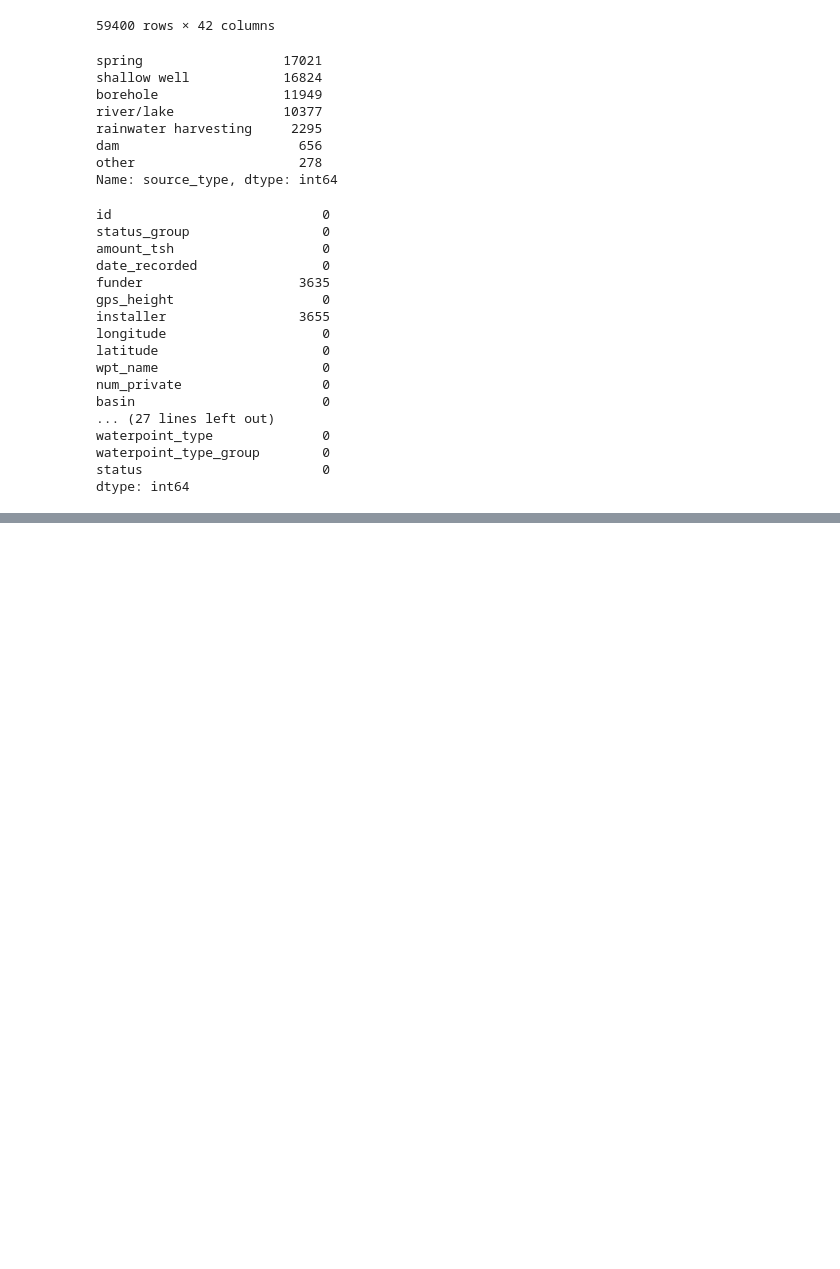
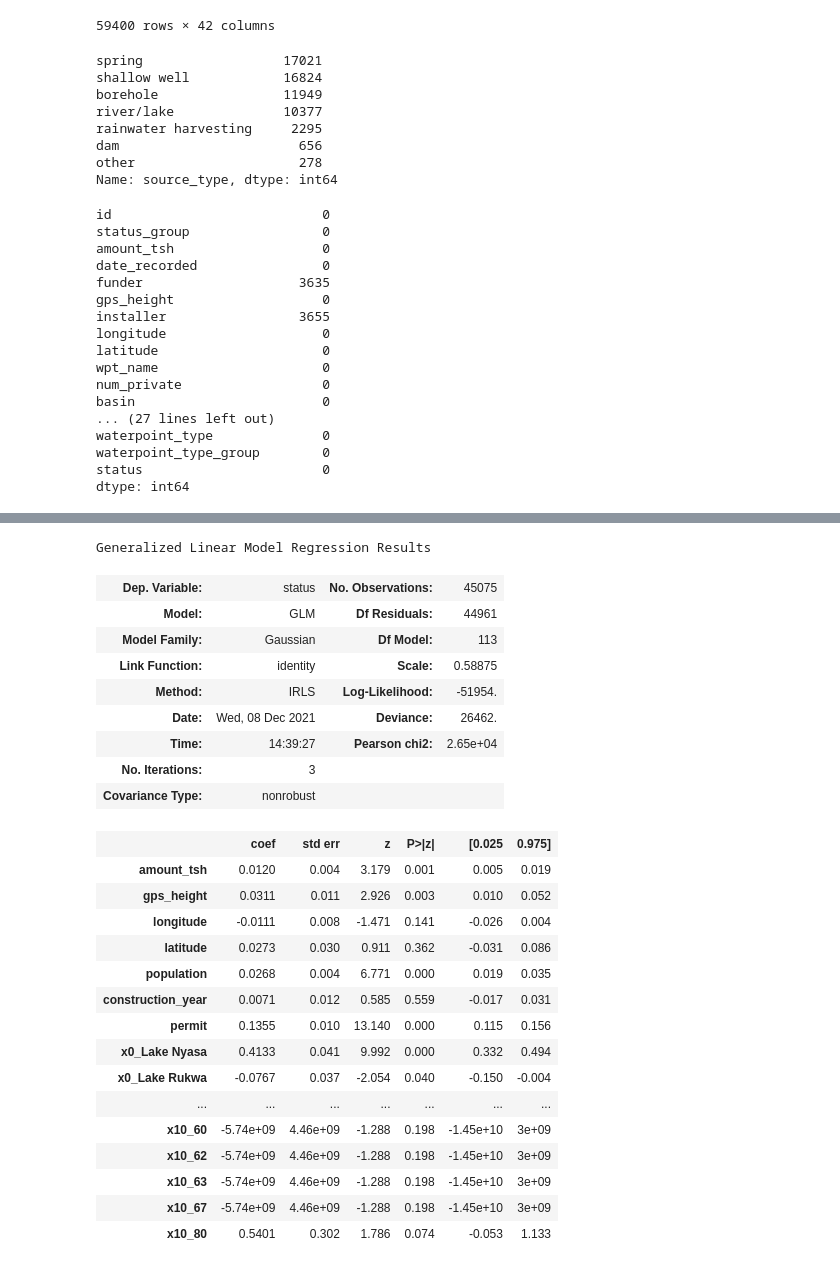
Before and after one commit to Alarsen16/Tanzanian_Water_Wells_Status, a Jupyter notebook: Final Notebook.ipynb, the cells around one changed output, grey strips where cells are left out. Cells and saved outputs as stored; diff of their text form; code cells hidden in the pictures; blank space fills up the shorter version.

```diff
--- a/Final Notebook.ipynb
+++ b/Final Notebook.ipynb
@@ -229,0 +282,32 @@ plot_confusion_matrix(dummy, X_clean, y);
+# %%
+import statsmodels.api as sm
+
+log_reg = sm.GLM(y_train, X_train_clean).fit()
+log_reg.summary()
+# %% [output]
+Generalized Linear Model Regression Results
+| Dep. Variable: | status | No. Observations: | 45075 |
+| Model: | GLM | Df Residuals: | 44961 |
+| Model Family: | Gaussian | Df Model: | 113 |
+| Link Function: | identity | Scale: | 0.58875 |
+| Method: | IRLS | Log-Likelihood: | -51954. |
+| Date: | Wed, 08 Dec 2021 | Deviance: | 26462. |
+| Time: | 14:39:27 | Pearson chi2: | 2.65e+04 |
+| No. Iterations: | 3 |  |  |
+| Covariance Type: | nonrobust |  |  |
+|  | coef | std err | z | P>|z| | [0.025 | 0.975] |
+| amount_tsh | 0.0120 | 0.004 | 3.179 | 0.001 | 0.005 | 0.019 |
+| gps_height | 0.0311 | 0.011 | 2.926 | 0.003 | 0.010 | 0.052 |
+| longitude | -0.0111 | 0.008 | -1.471 | 0.141 | -0.026 | 0.004 |
+| latitude | 0.0273 | 0.030 | 0.911 | 0.362 | -0.031 | 0.086 |
+| population | 0.0268 | 0.004 | 6.771 | 0.000 | 0.019 | 0.035 |
+| construction_year | 0.0071 | 0.012 | 0.585 | 0.559 | -0.017 | 0.031 |
+| permit | 0.1355 | 0.010 | 13.140 | 0.000 | 0.115 | 0.156 |
+| x0_Lake Nyasa | 0.4133 | 0.041 | 9.992 | 0.000 | 0.332 | 0.494 |
+| x0_Lake Rukwa | -0.0767 | 0.037 | -2.054 | 0.040 | -0.150 | -0.004 |
+| ... | ... | ... | ... | ... | ... | ... |
+| x10_60 | -5.74e+09 | 4.46e+09 | -1.288 | 0.198 | -1.45e+10 | 3e+09 |
+| x10_62 | -5.74e+09 | 4.46e+09 | -1.288 | 0.198 | -1.45e+10 | 3e+09 |
+| x10_63 | -5.74e+09 | 4.46e+09 | -1.288 | 0.198 | -1.45e+10 | 3e+09 |
+| x10_67 | -5.74e+09 | 4.46e+09 | -1.288 | 0.198 | -1.45e+10 | 3e+09 |
+| x10_80 | 0.5401 | 0.302 | 1.786 | 0.074 | -0.053 | 1.133 |
```
Also changed, not shown: parts of 16 cells of this notebook.
